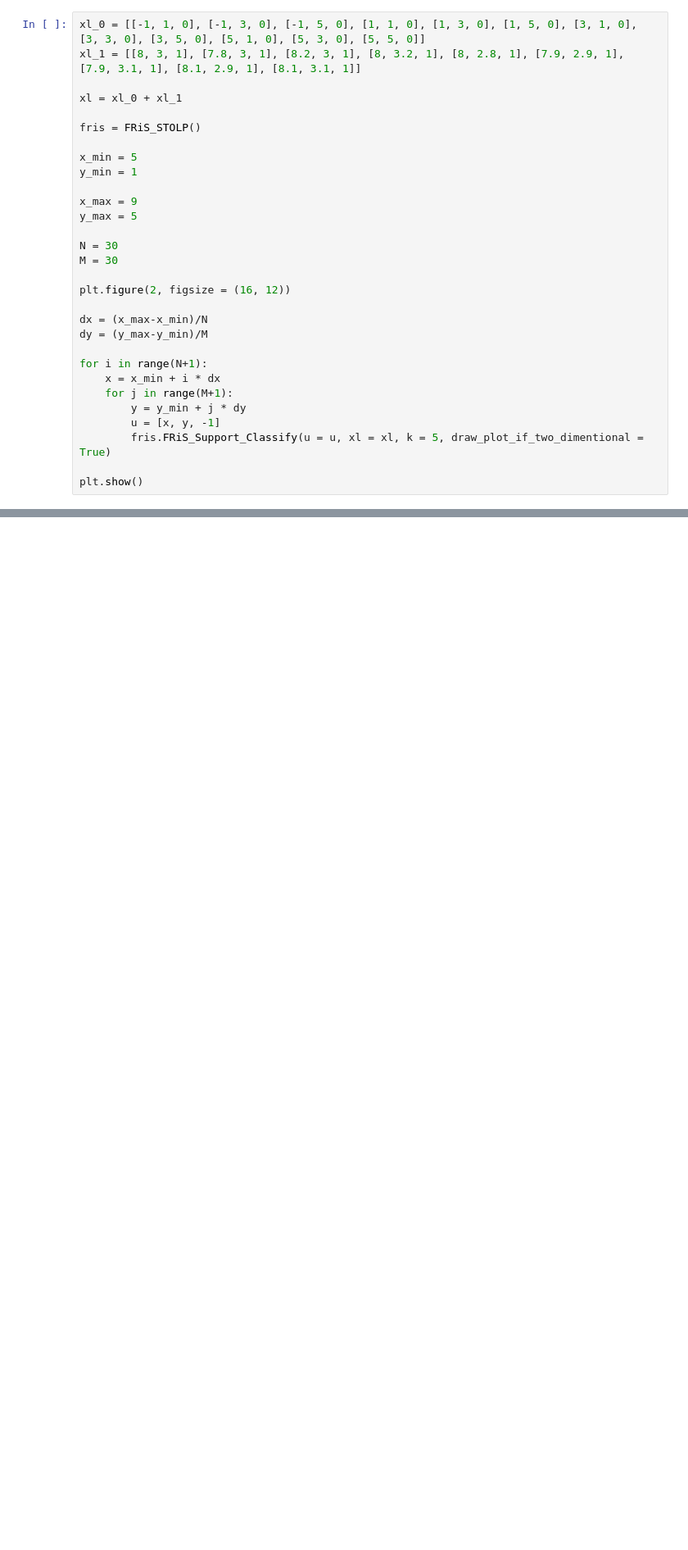
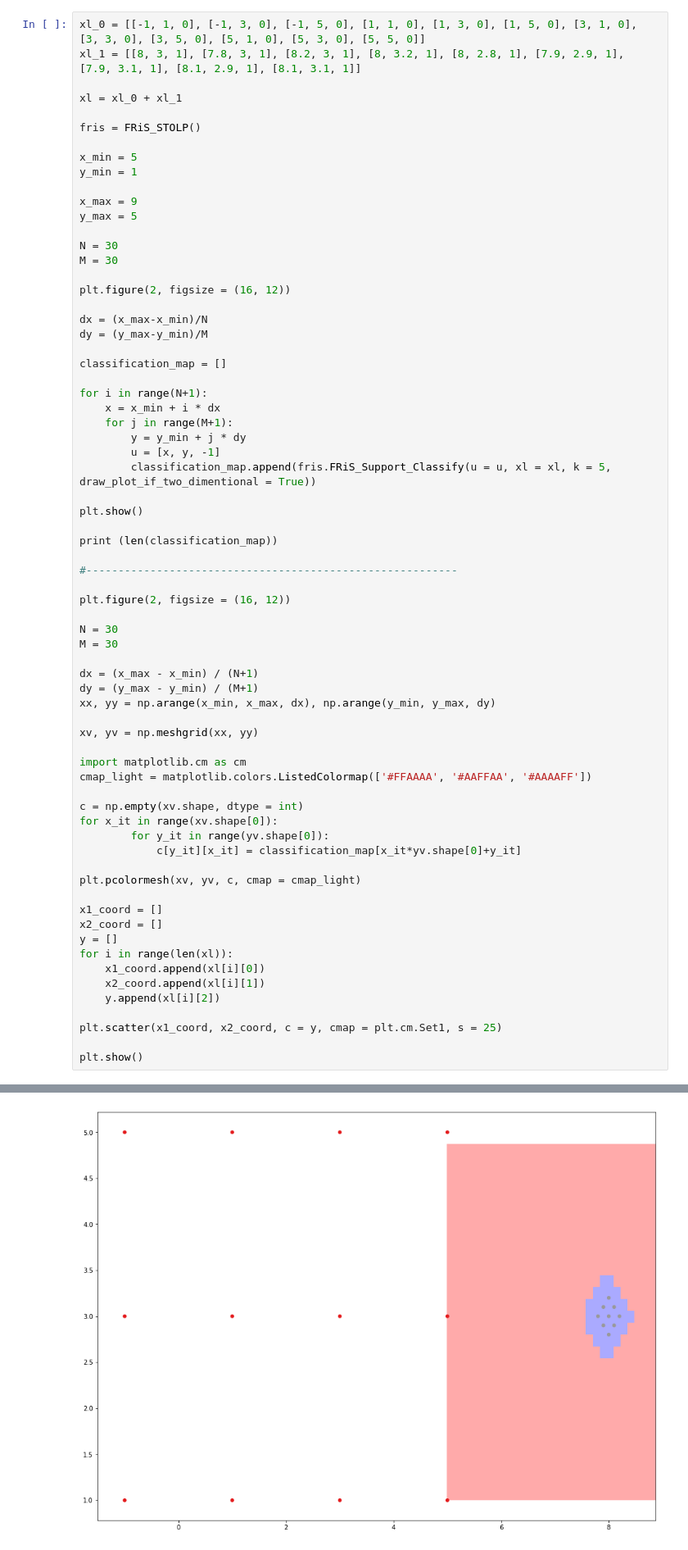
Before and after one commit to Bidanets/FRiS-STOLP, a Jupyter notebook: FRiS-STOLP.ipynb, the cells around one changed output, grey strips where cells are left out. Shown at 82% size. Drawn from its saved outputs; the diff is of its cells as text; blank space fills up the shorter version.

```diff
--- a/FRiS-STOLP.ipynb
+++ b/FRiS-STOLP.ipynb
@@ -488,13 +487,52 @@ plt.figure(2, figsize = (16, 12))
 dx = (x_max-x_min)/N
 dy = (y_max-y_min)/M
 
+classification_map = []
+
 for i in range(N+1):
     x = x_min + i * dx
     for j in range(M+1):
         y = y_min + j * dy
         u = [x, y, -1]
-        fris.FRiS_Support_Classify(u = u, xl = xl, k = 5, draw_plot_if_two_dimentional = True)
+        classification_map.append(fris.FRiS_Support_Classify(u = u, xl = xl, k = 5, draw_plot_if_two_dimentional = True))
 
 plt.show()
+
+print (len(classification_map))
+
+#----------------------------------------------------------
+
+plt.figure(2, figsize = (16, 12))
+
+N = 30
+M = 30
+
+dx = (x_max - x_min) / (N+1)
+dy = (y_max - y_min) / (M+1)
+xx, yy = np.arange(x_min, x_max, dx), np.arange(y_min, y_max, dy)
+
+xv, yv = np.meshgrid(xx, yy)
+
+import matplotlib.cm as cm
+cmap_light = matplotlib.colors.ListedColormap(['#FFAAAA', '#AAFFAA', '#AAAAFF'])
+
+c = np.empty(xv.shape, dtype = int)
+for x_it in range(xv.shape[0]):
+        for y_it in range(yv.shape[0]):
+            c[y_it][x_it] = classification_map[x_it*yv.shape[0]+y_it]
+
+plt.pcolormesh(xv, yv, c, cmap = cmap_light)
+
+x1_coord = []
+x2_coord = []
+y = []
+for i in range(len(xl)):
+    x1_coord.append(xl[i][0])
+    x2_coord.append(xl[i][1])
+    y.append(xl[i][2])
+
+plt.scatter(x1_coord, x2_coord, c = y, cmap = plt.cm.Set1, s = 25)
+
+plt.show()
 # %% [output]
 [figure]
@@ -501,3 +540,4 @@ plt.show()
+[figure, added]
 # %%
 fris = FRiS_STOLP()
 Etalons = fris.Get_Etalons(data)
```
Also changed, not shown: parts of 4 cells of this notebook.
